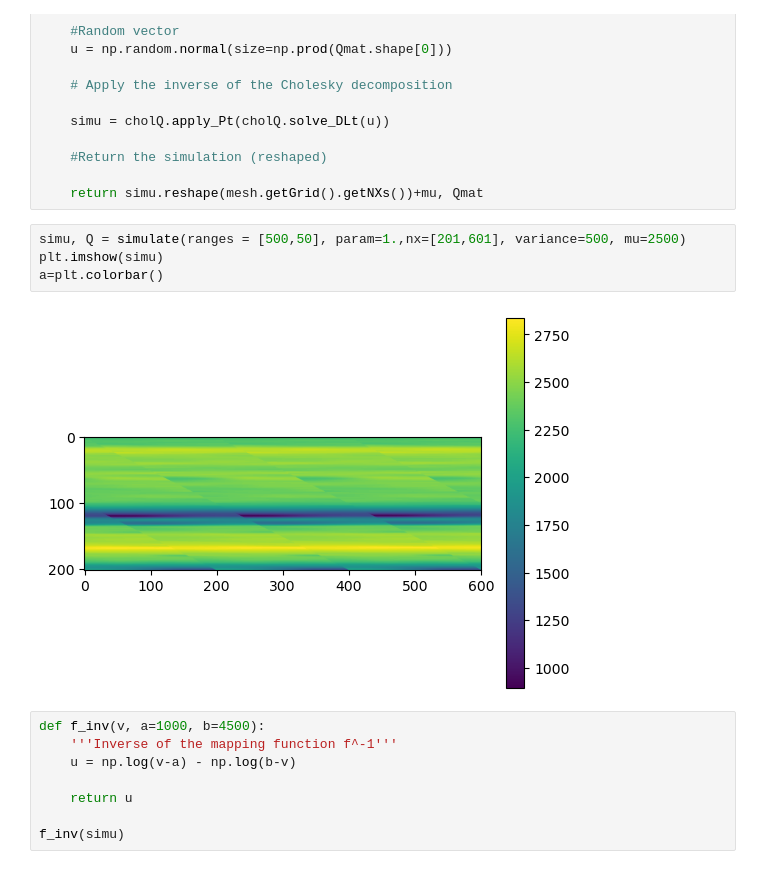
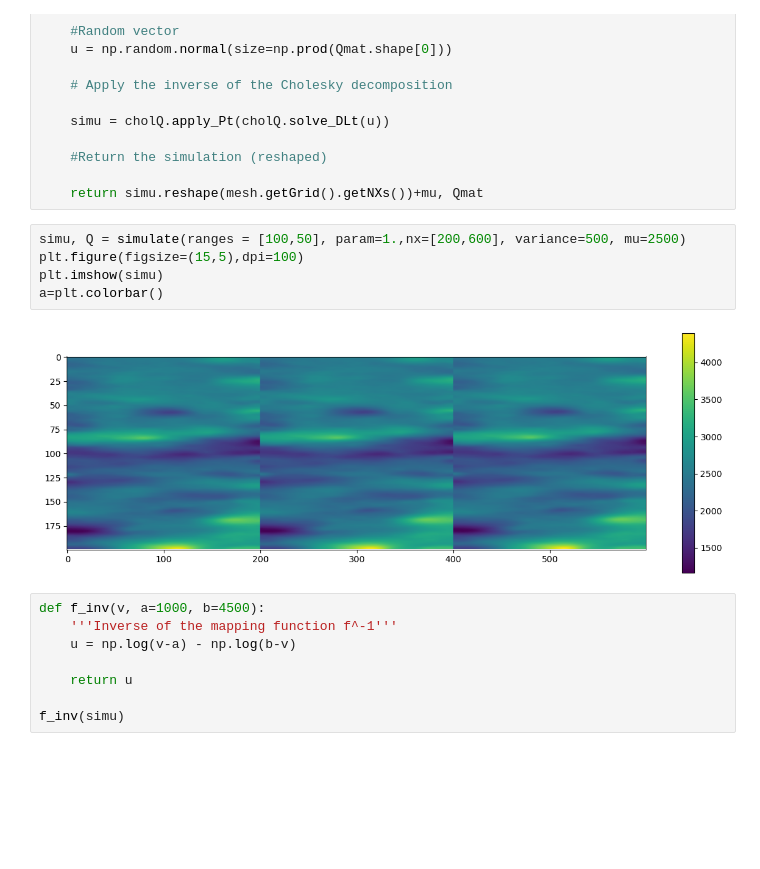
Before and after one commit to medicinely/fwi, a Jupyter notebook: prior/GaussianPrior.ipynb, the cells around one changed output. Cells and saved outputs as stored; diff of their text form; blank space fills up the shorter version.

```diff
--- a/prior/GaussianPrior.ipynb
+++ b/prior/GaussianPrior.ipynb
@@ -75,11 +75,12 @@ def simulate(ranges = [5,10], variance = 10, param = 1, nx = [100,100],mu=2500):
 
     return simu.reshape(mesh.getGrid().getNXs())+mu, Qmat
 # %%
-simu, Q = simulate(ranges = [500,50], param=1.,nx=[201,601], variance=500, mu=2500)
+simu, Q = simulate(ranges = [100,50], param=1.,nx=[200,600], variance=500, mu=2500)
+plt.figure(figsize=(15,5),dpi=100)
 plt.imshow(simu)
 a=plt.colorbar()
 # %% [output]
-[figure, old version]
+[figure, new version]
 # %%
 def f_inv(v, a=1000, b=4500):
 	'''Inverse of the mapping function f^-1'''
```
Also changed, not shown: 1 other file.
